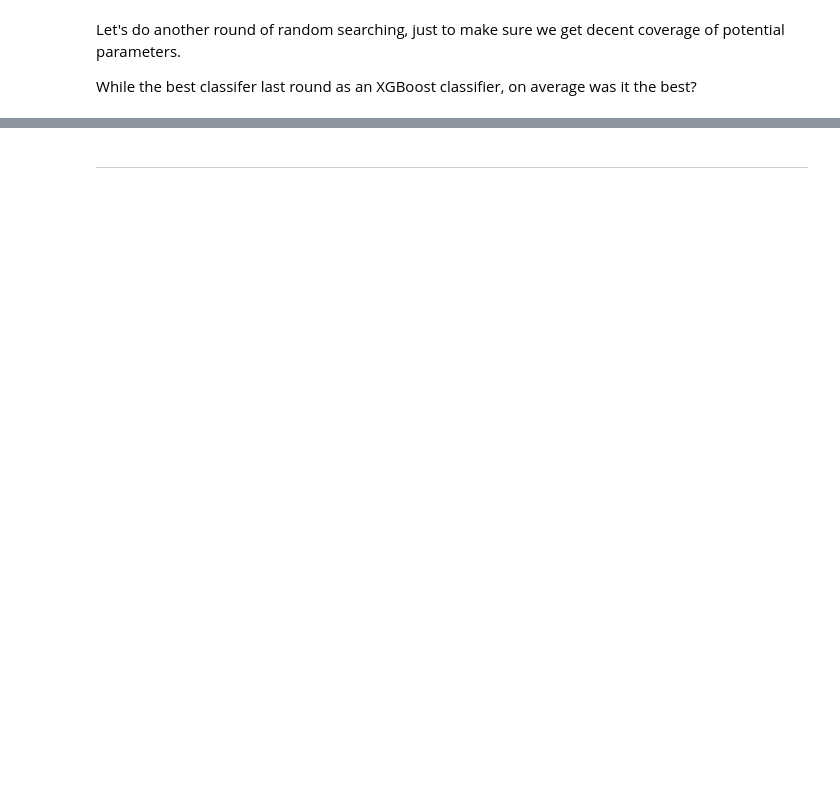
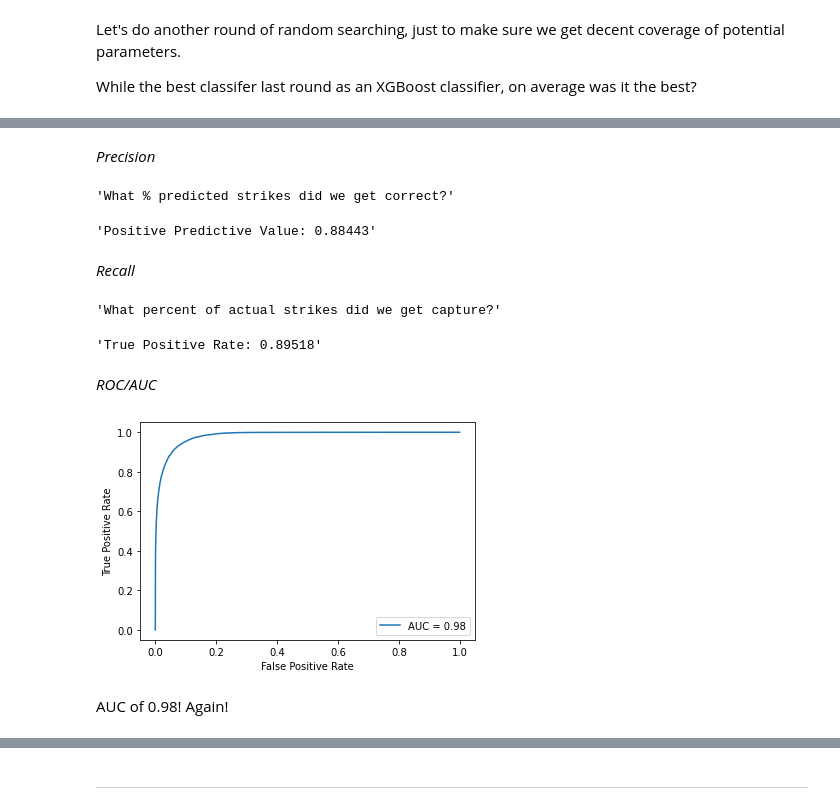
Before and after one commit to werlindo/called-third-strike, a Jupyter notebook: notebooks/06_improved_non_nn_model.ipynb, the cells around one changed output, grey strips where cells are left out. Drawn from its saved outputs; the diff is of its cells as text; code cells hidden in the pictures; blank space fills up the shorter version.

```diff
--- a/notebooks/06_improved_non_nn_model.ipynb
+++ b/notebooks/06_improved_non_nn_model.ipynb
@@ -693,3 +737,8 @@ My reasoning is that I consider the addition of them:
 Let's do another round of random searching, just to make sure we get decent coverage of potential parameters.
 
 While the best classifer last round as an XGBoost classifier, on average was it the best?
+# %%
+#Declare again if picking up again after kernel restart
+class DummyEstimator(BaseEstimator):
+    def fit(self): pass
+    def score(self): pass
@@ -901,0 +785,24 @@ AttributeError: 'XGBClassifier' object has no attribute 'get_score'
+# %%
+# Create a pipeline
+pipe_2 = Pipeline([('clf', DummyEstimator())]) # Placeholder Estimator
+
+# Candidate learning algorithms and their hyperparameters
+# For selected hyperparameters aimed to select a reasonable range for each.
+search_space = [{'clf': [GradientBoostingClassifier()],  # Actual Estimator
+                 'clf__learning_rate': [0.001, 0.01, 0.1, 0.3],
+                 'clf__n_estimators': [50, 100, 200, 400],
+                 'clf__max_depth': np.arange(3,11,1),
+                 'clf__min_samples_split': np.linspace(0.1, 0.5, 10, endpoint=False),
+                 'clf__max_features': ["auto", "sqrt", "log2"],
+                }
+               ]
+
+# GradientBoostingClassifier(
+# RandomForestClassifier(
+
+# Create grid search
+# gs = GridSearchCV(pipe, search_space, random_state=random_state)
+rs_2 = RandomizedSearchCV(pipe_2, search_space, random_state=random_state
+                        ,n_iter=10 # To limit search time
+                        ,cv=2      # I like 5 as rule of thumb, but again to limit search time
+                        ,verbose=True, refit=True, scoring='accuracy')
@@ -901,0 +811,2 @@ AttributeError: 'XGBClassifier' object has no attribute 'get_score'
+# %%
+rs_results_2 = rs_2.fit(X_train, y_train)
@@ -901,0 +898,3 @@ AttributeError: 'XGBClassifier' object has no attribute 'get_score'
+# %%
+rs_best_2 = rs_results_2.best_estimator_
+display(rs_best_2)
@@ -901,0 +937,30 @@ AttributeError: 'XGBClassifier' object has no attribute 'get_score'
+# %% [markdown]
+*Precision*
+# %%
+precision = precision_score(y_test, rs_pred_2)
+display("What % predicted strikes did we get correct?")
+display(f"Positive Predictive Value: {round(precision,5)}")
+# %% [output]
+'What % predicted strikes did we get correct?'
+'Positive Predictive Value: 0.88443'
+# %% [markdown]
+*Recall*
+# %%
+recall = recall_score(y_test, rs_pred_2)
+display("What percent of actual strikes did we get capture?")
+display(f"True Positive Rate: {round(recall, 5)}")
+# %% [output]
+'What percent of actual strikes did we get capture?'
+'True Positive Rate: 0.89518'
+# %% [markdown]
+*ROC/AUC*
+# %%
+fpr, tpr, thresholds = roc_curve(y_test, rs_best_2.predict_proba(X_test)[:,1])
+roc_auc = auc(fpr, tpr)
+roc_display = RocCurveDisplay(fpr=fpr, tpr=tpr, roc_auc=roc_auc)
+roc_display.plot()
+plt.show()
+# %% [output]
+[figure, added]
+# %% [markdown]
+AUC of 0.98! Again!
```
Also changed, not shown: parts of 151 cells of this notebook, 16 other files.
